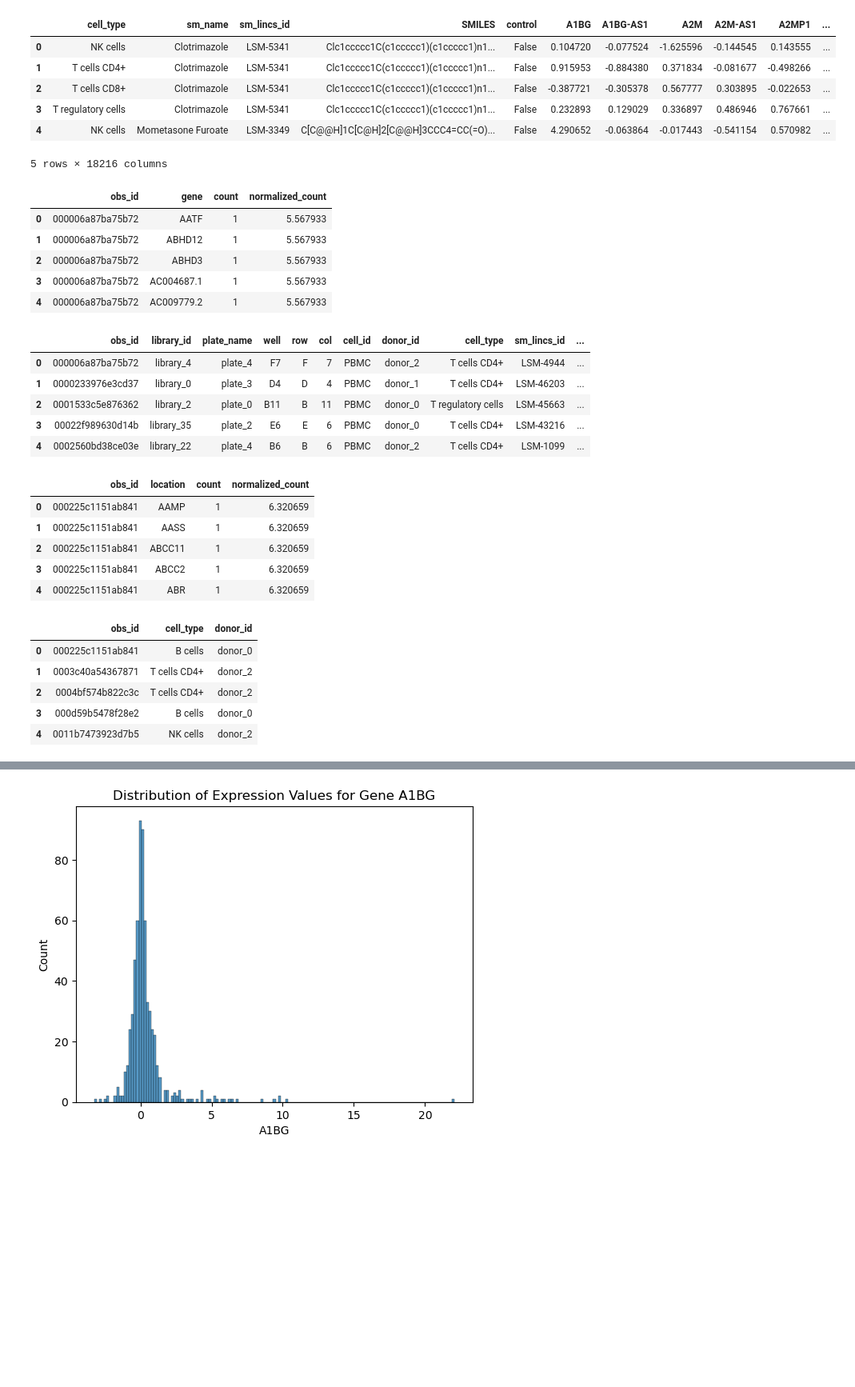
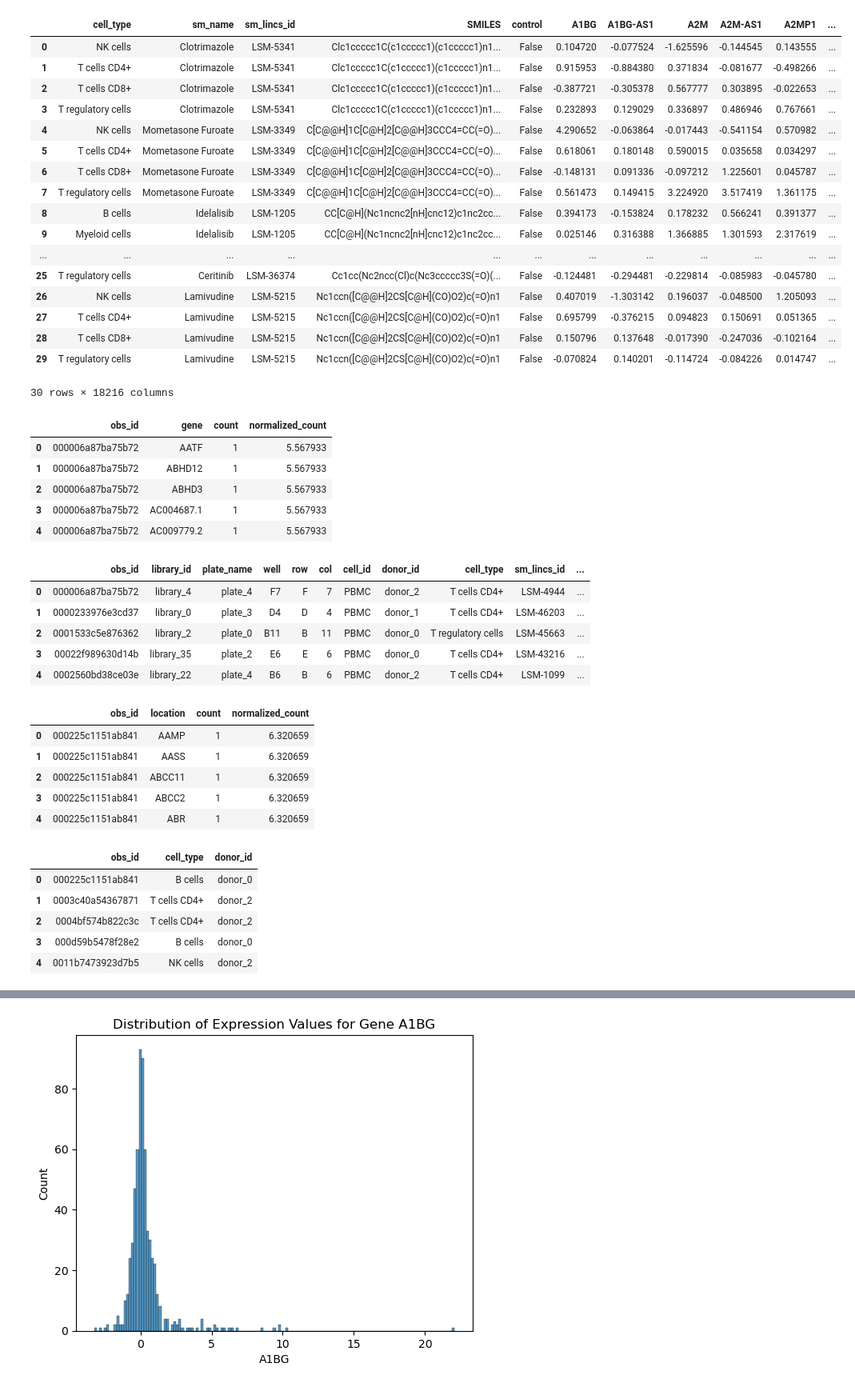
Before and after one commit to F-Sossi/CSS581_Group8_Project_Cell_Pertubations, a Jupyter notebook: Data_exploration.ipynb, the cells around one changed output, grey strips where cells are left out. Shown: that part at 80% size. Saved outputs shown, nothing was run; the diff lists cells and outputs as text; code cells hidden in the pictures; blank space fills up the shorter version.

```diff
--- a/Data_exploration.ipynb
+++ b/Data_exploration.ipynb
@@ -1,33 +1,47 @@
 # %%
 import pandas as pd
 
 # Adjust the file paths if your data is located elsewhere
 de_train = pd.read_parquet('data/de_train.parquet')
 adata_train = pd.read_parquet('data/adata_train.parquet')
 adata_obs_meta = pd.read_csv('data/adata_obs_meta.csv')
 multiome_train = pd.read_parquet('data/multiome_train.parquet')
 multiome_obs_meta = pd.read_csv('data/multiome_obs_meta.csv')
 multiome_var_meta = pd.read_csv('data/multiome_var_meta.csv')
 id_map = pd.read_csv('data/id_map.csv')
 sample_submission = pd.read_csv('data/sample_submission.csv')
 
 # print the head of each dataset to check loading
-display(de_train.head())
+display(de_train.head(30))
 display(adata_train.head())
 display(adata_obs_meta.head())
 display(multiome_train.head())
 display(multiome_obs_meta.head())
 display(multiome_var_meta.head())
 display(id_map.head())
 display(sample_submission.head())
+
+# take a random sample of de_train to reduce the size of the dataset and save as a tester.csv
+de_train.sample(n=200, random_state=1).to_csv('data/tester.csv', index=False)
 # %% [output]
 |  | cell_type | sm_name | sm_lincs_id | SMILES | control | A1BG | A1BG-AS1 | A2M | A2M-AS1 | A2MP1 | ... |
 | 0 | NK cells | Clotrimazole | LSM-5341 | Clc1ccccc1C(c1ccccc1)(c1ccccc1)n1... | False | 0.104720 | -0.077524 | -1.625596 | -0.144545 | 0.143555 | ... |
 | 1 | T cells CD4+ | Clotrimazole | LSM-5341 | Clc1ccccc1C(c1ccccc1)(c1ccccc1)n1... | False | 0.915953 | -0.884380 | 0.371834 | -0.081677 | -0.498266 | ... |
 | 2 | T cells CD8+ | Clotrimazole | LSM-5341 | Clc1ccccc1C(c1ccccc1)(c1ccccc1)n1... | False | -0.387721 | -0.305378 | 0.567777 | 0.303895 | -0.022653 | ... |
 | 3 | T regulatory cells | Clotrimazole | LSM-5341 | Clc1ccccc1C(c1ccccc1)(c1ccccc1)n1... | False | 0.232893 | 0.129029 | 0.336897 | 0.486946 | 0.767661 | ... |
 | 4 | NK cells | Mometasone Furoate | LSM-3349 | C[C@@H]1C[C@H]2[C@@H]3CCC4=CC(=O)... | False | 4.290652 | -0.063864 | -0.017443 | -0.541154 | 0.570982 | ... |
+| 5 | T cells CD4+ | Mometasone Furoate | LSM-3349 | C[C@@H]1C[C@H]2[C@@H]3CCC4=CC(=O)... | False | 0.618061 | 0.180148 | 0.590015 | 0.035658 | 0.034297 | ... |
+| 6 | T cells CD8+ | Mometasone Furoate | LSM-3349 | C[C@@H]1C[C@H]2[C@@H]3CCC4=CC(=O)... | False | -0.148131 | 0.091336 | -0.097212 | 1.225601 | 0.045787 | ... |
+| 7 | T regulatory cells | Mometasone Furoate | LSM-3349 | C[C@@H]1C[C@H]2[C@@H]3CCC4=CC(=O)... | False | 0.561473 | 0.149415 | 3.224920 | 3.517419 | 1.361175 | ... |
+| 8 | B cells | Idelalisib | LSM-1205 | CC[C@H](Nc1ncnc2[nH]cnc12)c1nc2cc... | False | 0.394173 | -0.153824 | 0.178232 | 0.566241 | 0.391377 | ... |
+| 9 | Myeloid cells | Idelalisib | LSM-1205 | CC[C@H](Nc1ncnc2[nH]cnc12)c1nc2cc... | False | 0.025146 | 0.316388 | 1.366885 | 1.301593 | 2.317619 | ... |
+| ... | ... | ... | ... | ... | ... | ... | ... | ... | ... | ... | ... |
+| 25 | T regulatory cells | Ceritinib | LSM-36374 | Cc1cc(Nc2ncc(Cl)c(Nc3ccccc3S(=O)(... | False | -0.124481 | -0.294481 | -0.229814 | -0.085983 | -0.045780 | ... |
+| 26 | NK cells | Lamivudine | LSM-5215 | Nc1ccn([C@@H]2CS[C@H](CO)O2)c(=O)n1 | False | 0.407019 | -1.303142 | 0.196037 | -0.048500 | 1.205093 | ... |
+| 27 | T cells CD4+ | Lamivudine | LSM-5215 | Nc1ccn([C@@H]2CS[C@H](CO)O2)c(=O)n1 | False | 0.695799 | -0.376215 | 0.094823 | 0.150691 | 0.051365 | ... |
+| 28 | T cells CD8+ | Lamivudine | LSM-5215 | Nc1ccn([C@@H]2CS[C@H](CO)O2)c(=O)n1 | False | 0.150796 | 0.137648 | -0.017390 | -0.247036 | -0.102164 | ... |
+| 29 | T regulatory cells | Lamivudine | LSM-5215 | Nc1ccn([C@@H]2CS[C@H](CO)O2)c(=O)n1 | False | -0.070824 | 0.140201 | -0.114724 | -0.084226 | 0.014747 | ... |
-5 rows × 18216 columns
+30 rows × 18216 columns
 |  | obs_id | gene | count | normalized_count |
 | 0 | 000006a87ba75b72 | AATF | 1 | 5.567933 |
 | 1 | 000006a87ba75b72 | ABHD12 | 1 | 5.567933 |
```
Also changed, not shown: 2 other files.
